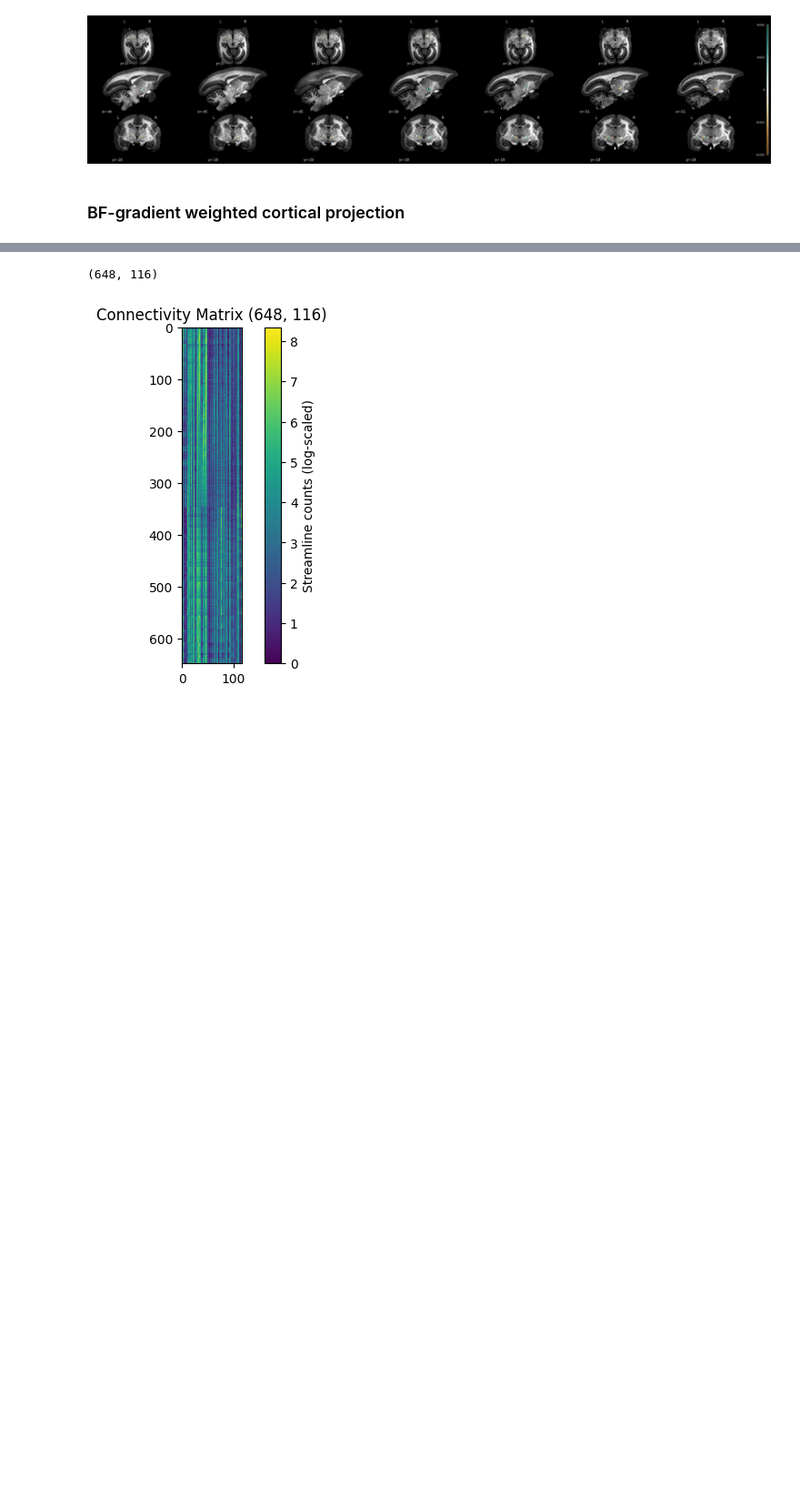
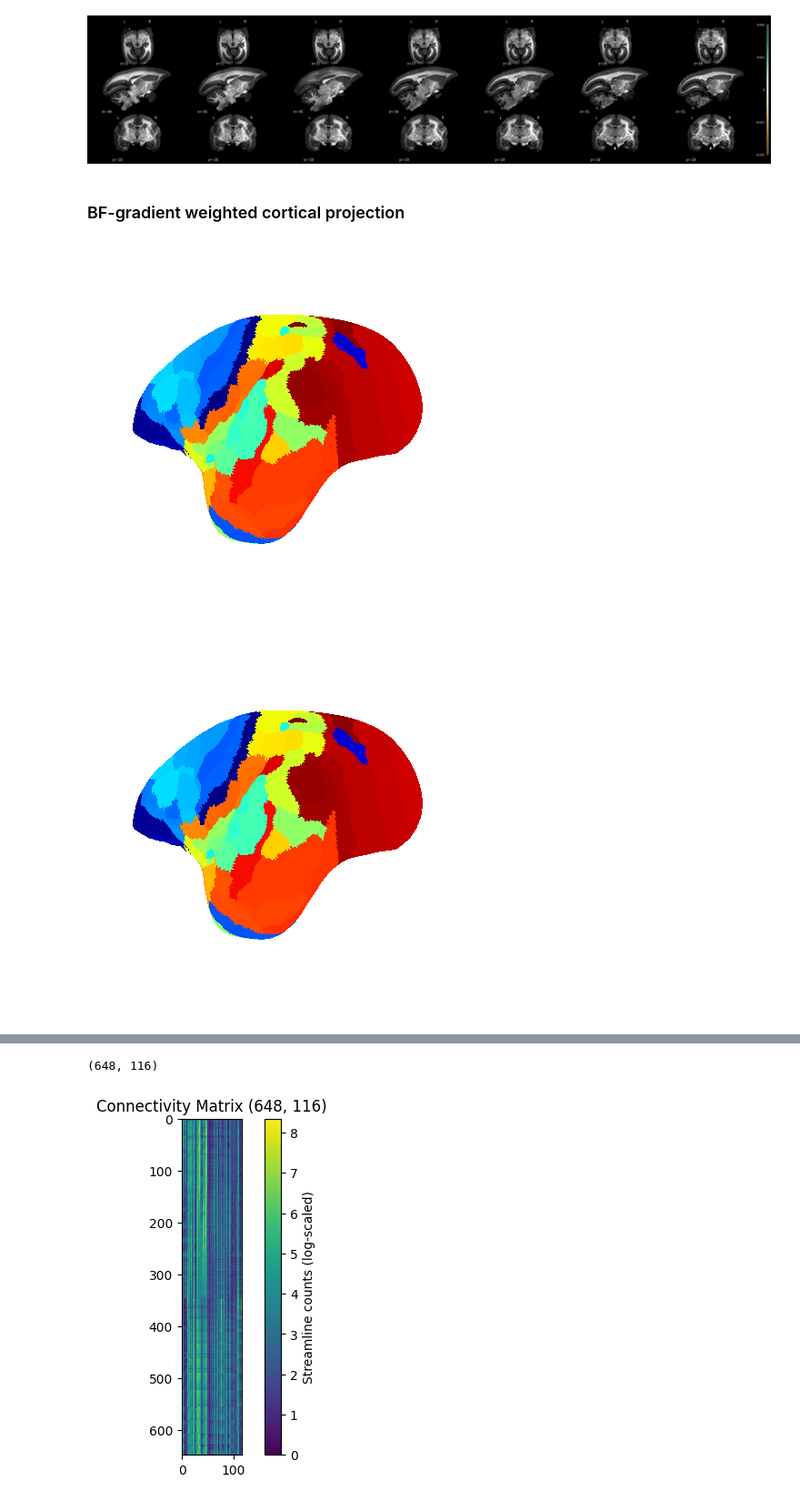
Before and after one commit to akhanf/marm94T-gradients, a Jupyter notebook: marm94T-gradients/notebooks/Diff_gradients.ipynb, the cells around one changed output, grey strips where cells are left out. Shown at 91% size. Saved outputs shown, nothing was run; the diff lists cells and outputs as text; code cells hidden in the pictures; blank space fills up the shorter version.

Commit message:
update notebook for surface plotting

```diff
--- a/marm94T-gradients/notebooks/Diff_gradients.ipynb
+++ b/marm94T-gradients/notebooks/Diff_gradients.ipynb
@@ -197,2 +200,23 @@ for gradi in range(6): # up to 6 gradients
 # %% [markdown]
 ### BF-gradient weighted cortical projection
+# %%
+#load up cortical surface for MBMv3 template, which has Paxinos labelmap defined as well
+from pathlib import Path
+
+mbm_dir=Path('/home/ROBARTS/alik/graham/ext-data/marmosetbrainmapping_org/MBM_v3.0.1/')
+
+label_gii=str(mbm_dir / 'surfFS.{hemi}.MBM_cortex_vPaxinos.label.gii')
+surf_gii=str(mbm_dir / 'surfFS.{hemi}.pial.surf.gii')
+
+nib_label = nib.load(label_gii.format(hemi='lh'))
+paxinos_labels = nib_label.agg_data()
+
+nib_surf = nib.load(surf_gii.format(hemi='lh'))
+(coordinates,faces)=nib_surf.agg_data()
+
+#following two commands are equivalent:
+nilearn.plotting.plot_surf((coordinates,faces),surf_map=paxinos_labels,cmap='jet',avg_method='median')
+#nilearn.plotting.plot_surf(surf_gii.format(hemi='lh'),label_gii.format(hemi='lh'),cmap='jet',avg_method='median')
+# %% [output]
+[figure, added]
+[figure, added]
```
Also changed, not shown: parts of 12 cells of this notebook.
